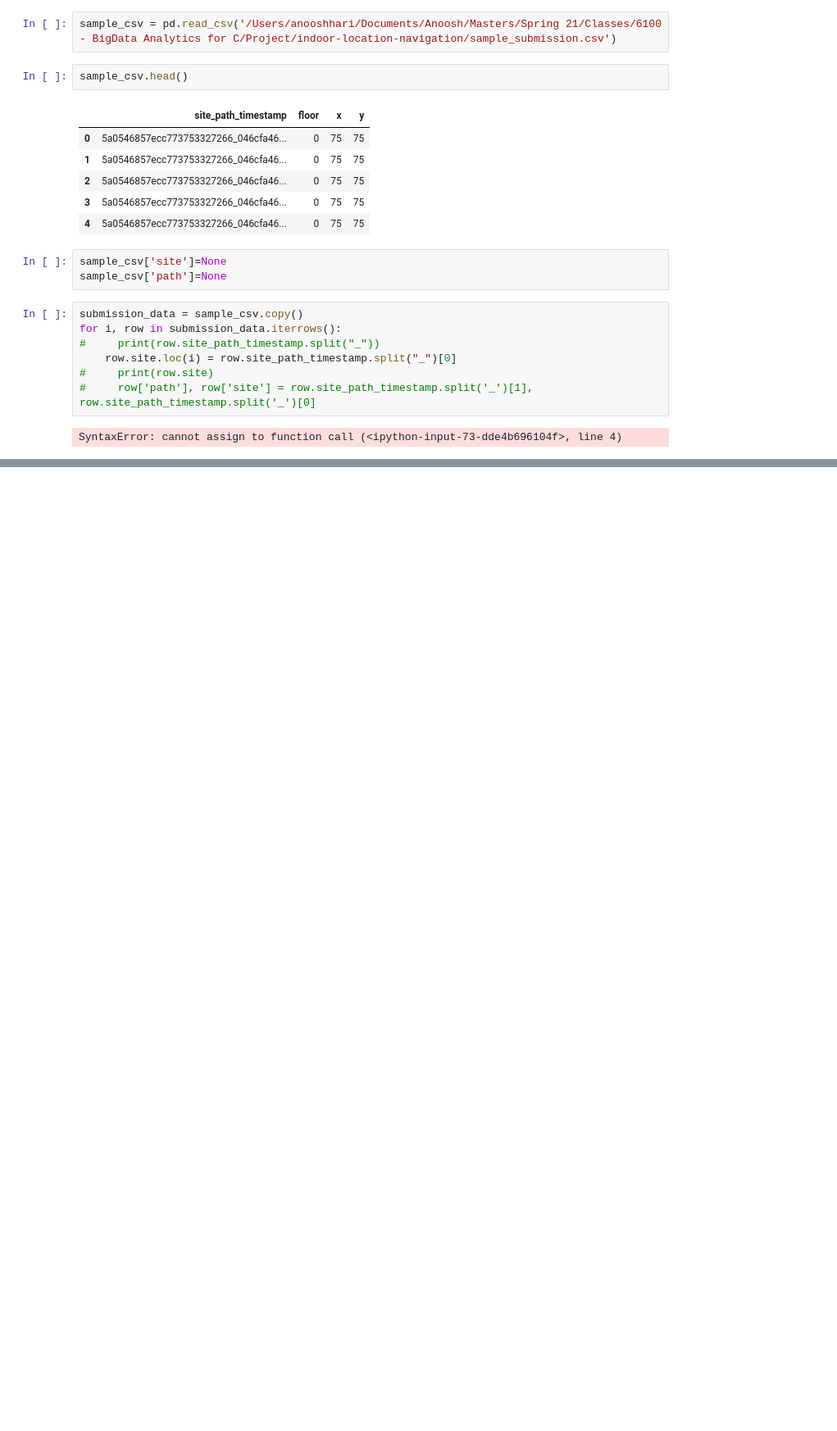
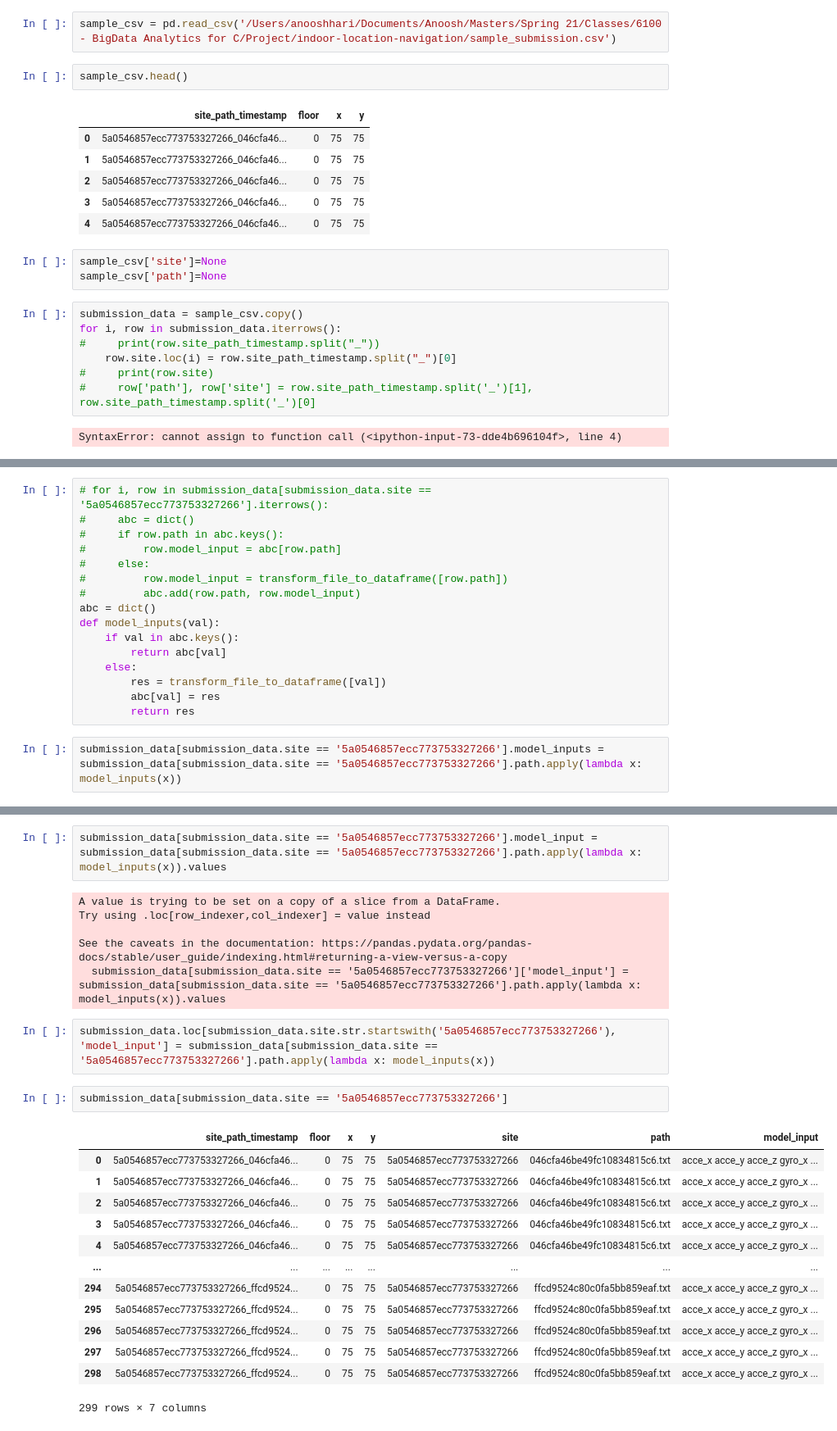
Before and after one commit to WenjunJiang/IndoorLocationNavigation, a Jupyter notebook: IndoorLocationNavigation-Latest.ipynb, the cells around one changed output, grey strips where cells are left out. Shown: that part at 82% size. Saved outputs shown, nothing was run; the diff lists cells and outputs as text; blank space fills up the shorter version.

```diff
--- a/IndoorLocationNavigation-Latest.ipynb
+++ b/IndoorLocationNavigation-Latest.ipynb
@@ -342,0 +467,18 @@ submission_data.head()
+# %%
+# for i, row in submission_data[submission_data.site == '5a0546857ecc773753327266'].iterrows():
+#     abc = dict()
+#     if row.path in abc.keys():
+#         row.model_input = abc[row.path]
+#     else:
+#         row.model_input = transform_file_to_dataframe([row.path])
+#         abc.add(row.path, row.model_input)
+abc = dict()
+def model_inputs(val):
+    if val in abc.keys():
+        return abc[val]
+    else:
+        res = transform_file_to_dataframe([val])
+        abc[val] = res
+        return res
+# %%
+submission_data[submission_data.site == '5a0546857ecc773753327266'].model_inputs = submission_data[submission_data.site == '5a0546857ecc773753327266'].path.apply(lambda x: model_inputs(x))
@@ -342,0 +512,26 @@ submission_data.head()
+# %%
+submission_data[submission_data.site == '5a0546857ecc773753327266'].model_input = submission_data[submission_data.site == '5a0546857ecc773753327266'].path.apply(lambda x: model_inputs(x)).values
+# %% [output]
+A value is trying to be set on a copy of a slice from a DataFrame.
+Try using .loc[row_indexer,col_indexer] = value instead
+
+See the caveats in the documentation: https://pandas.pydata.org/pandas-docs/stable/user_guide/indexing.html#returning-a-view-versus-a-copy
+  submission_data[submission_data.site == '5a0546857ecc773753327266']['model_input'] = submission_data[submission_data.site == '5a0546857ecc773753327266'].path.apply(lambda x: model_inputs(x)).values
+# %%
+submission_data.loc[submission_data.site.str.startswith('5a0546857ecc773753327266'), 'model_input'] = submission_data[submission_data.site == '5a0546857ecc773753327266'].path.apply(lambda x: model_inputs(x))
+# %%
+submission_data[submission_data.site == '5a0546857ecc773753327266']
+# %% [output]
+|  | site_path_timestamp | floor | x | y | site | path | model_input |
+| 0 | 5a0546857ecc773753327266_046cfa46... | 0 | 75 | 75 | 5a0546857ecc773753327266 | 046cfa46be49fc10834815c6.txt | acce_x acce_y acce_z gyro_x ... |
+| 1 | 5a0546857ecc773753327266_046cfa46... | 0 | 75 | 75 | 5a0546857ecc773753327266 | 046cfa46be49fc10834815c6.txt | acce_x acce_y acce_z gyro_x ... |
+| 2 | 5a0546857ecc773753327266_046cfa46... | 0 | 75 | 75 | 5a0546857ecc773753327266 | 046cfa46be49fc10834815c6.txt | acce_x acce_y acce_z gyro_x ... |
+| 3 | 5a0546857ecc773753327266_046cfa46... | 0 | 75 | 75 | 5a0546857ecc773753327266 | 046cfa46be49fc10834815c6.txt | acce_x acce_y acce_z gyro_x ... |
+| 4 | 5a0546857ecc773753327266_046cfa46... | 0 | 75 | 75 | 5a0546857ecc773753327266 | 046cfa46be49fc10834815c6.txt | acce_x acce_y acce_z gyro_x ... |
+| ... | ... | ... | ... | ... | ... | ... | ... |
+| 294 | 5a0546857ecc773753327266_ffcd9524... | 0 | 75 | 75 | 5a0546857ecc773753327266 | ffcd9524c80c0fa5bb859eaf.txt | acce_x acce_y acce_z gyro_x ... |
+| 295 | 5a0546857ecc773753327266_ffcd9524... | 0 | 75 | 75 | 5a0546857ecc773753327266 | ffcd9524c80c0fa5bb859eaf.txt | acce_x acce_y acce_z gyro_x ... |
+| 296 | 5a0546857ecc773753327266_ffcd9524... | 0 | 75 | 75 | 5a0546857ecc773753327266 | ffcd9524c80c0fa5bb859eaf.txt | acce_x acce_y acce_z gyro_x ... |
+| 297 | 5a0546857ecc773753327266_ffcd9524... | 0 | 75 | 75 | 5a0546857ecc773753327266 | ffcd9524c80c0fa5bb859eaf.txt | acce_x acce_y acce_z gyro_x ... |
+| 298 | 5a0546857ecc773753327266_ffcd9524... | 0 | 75 | 75 | 5a0546857ecc773753327266 | ffcd9524c80c0fa5bb859eaf.txt | acce_x acce_y acce_z gyro_x ... |
+299 rows × 7 columns
```
Also changed, not shown: parts of 23 cells of this notebook, 3 other files.
